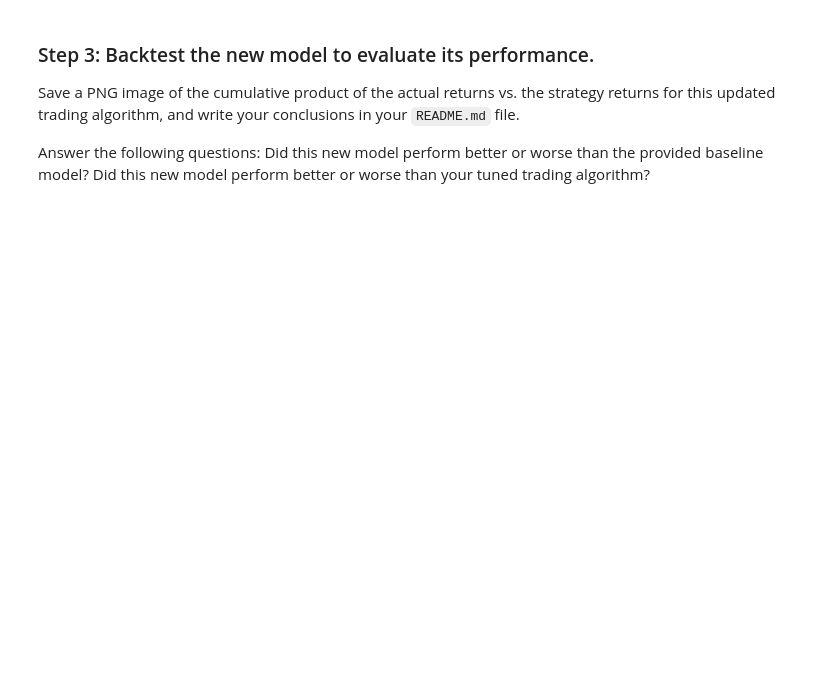
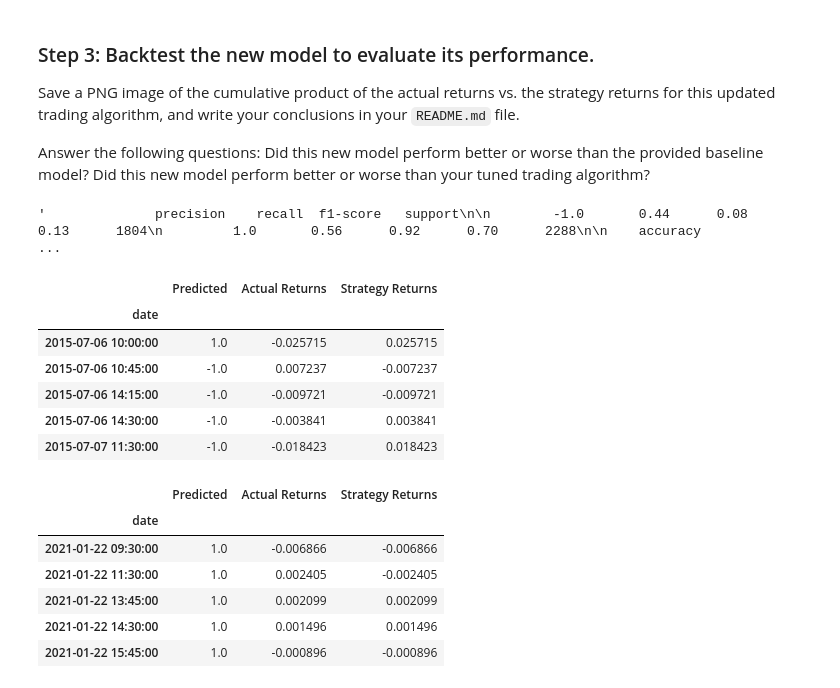
Before and after one commit to FrostyMfasis/Decepticons-machine-learning, a Jupyter notebook: machine_learning_trading_bot.ipynb, the cells around one changed output. Drawn from its saved outputs; the diff is of its cells as text; code cells hidden in the pictures; blank space fills up the shorter version.

```diff
--- a/machine_learning_trading_bot.ipynb
+++ b/machine_learning_trading_bot.ipynb
@@ -414,18 +420,19 @@ In this section, you’ll use the original parameters that the starter code prov
 ### Step 1:  Import a new classifier, such as `AdaBoost`, `DecisionTreeClassifier`, or `LogisticRegression`. (For the full list of classifiers, refer to the [Supervised learning page](https://scikit-learn.org/stable/supervised_learning.html) in the scikit-learn documentation.)
 # %%
 # Import a new classifier from SKLearn
-# YOUR CODE HERE
+from sklearn.ensemble import AdaBoostClassifier
+
 
 # Initiate the model instance
-# YOUR CODE HERE
+ada_boost_model = AdaBoostClassifier()
 # %% [markdown]
 ### Step 2: Using the original training data as the baseline model, fit another model with the new classifier.
 # %%
 # Fit the model using the training data
-model = # YOUR CODE HERE
+ada_model = ada_boost_model.fit(X_train, y_train)
 
 # Use the testing dataset to generate the predictions for the new model
-pred = # YOUR CODE HERE
+ada_pred = ada_model.predict(X_test)
 
 # Review the model's predicted values
-# YOUR CODE HERE
+ada_pred
@@ -440,23 +449,42 @@ Did this new model perform better or worse than your tuned trading algorithm?
 # %%
 # Use a classification report to evaluate the model using the predictions and testing data
 # YOUR CODE HERE
+report_2 = classification_report(y_test, ada_pred)
 
 # Print the classification report
-# YOUR CODE HERE
+report_2
+# %% [output]
+'              precision    recall  f1-score   support\n\n        -1.0       0.44      0.08      0.13      1804\n         1.0       0.56      0.92      0.70      2288\n\n    accuracy                   ...
 # %%
 # Create a new empty predictions DataFrame:
 
 # Create a predictions DataFrame
-# YOUR CODE HERE
+predictions_df_2 = pd.DataFrame(index=X_test.index)
 
 # Add the SVM model predictions to the DataFrame
-# YOUR CODE HERE
+predictions_df_2 ['Predicted'] = ada_pred
 
 # Add the actual returns to the DataFrame
-# YOUR CODE HERE
+predictions_df_2['Actual Returns'] = signals_df['Actual Returns']
 
 # Add the strategy returns to the DataFrame
-# YOUR CODE HERE
+predictions_df_2['Strategy Returns'] = signals_df['Strategy Returns']
 
 # Review the DataFrame
-# YOUR CODE HERE
+display(predictions_df_2.head())
+display(predictions_df_2.tail())
+# %% [output]
+|  | Predicted | Actual Returns | Strategy Returns |
+| date |  |  |  |
+| 2015-07-06 10:00:00 | 1.0 | -0.025715 | 0.025715 |
+| 2015-07-06 10:45:00 | -1.0 | 0.007237 | -0.007237 |
+| 2015-07-06 14:15:00 | -1.0 | -0.009721 | -0.009721 |
+| 2015-07-06 14:30:00 | -1.0 | -0.003841 | 0.003841 |
+| 2015-07-07 11:30:00 | -1.0 | -0.018423 | 0.018423 |
+|  | Predicted | Actual Returns | Strategy Returns |
+| date |  |  |  |
+| 2021-01-22 09:30:00 | 1.0 | -0.006866 | -0.006866 |
+| 2021-01-22 11:30:00 | 1.0 | 0.002405 | -0.002405 |
+| 2021-01-22 13:45:00 | 1.0 | 0.002099 | 0.002099 |
+| 2021-01-22 14:30:00 | 1.0 | 0.001496 | 0.001496 |
+| 2021-01-22 15:45:00 | 1.0 | -0.000896 | -0.000896 |
```
Also changed, not shown: parts of 7 cells of this notebook, 4 other files.
